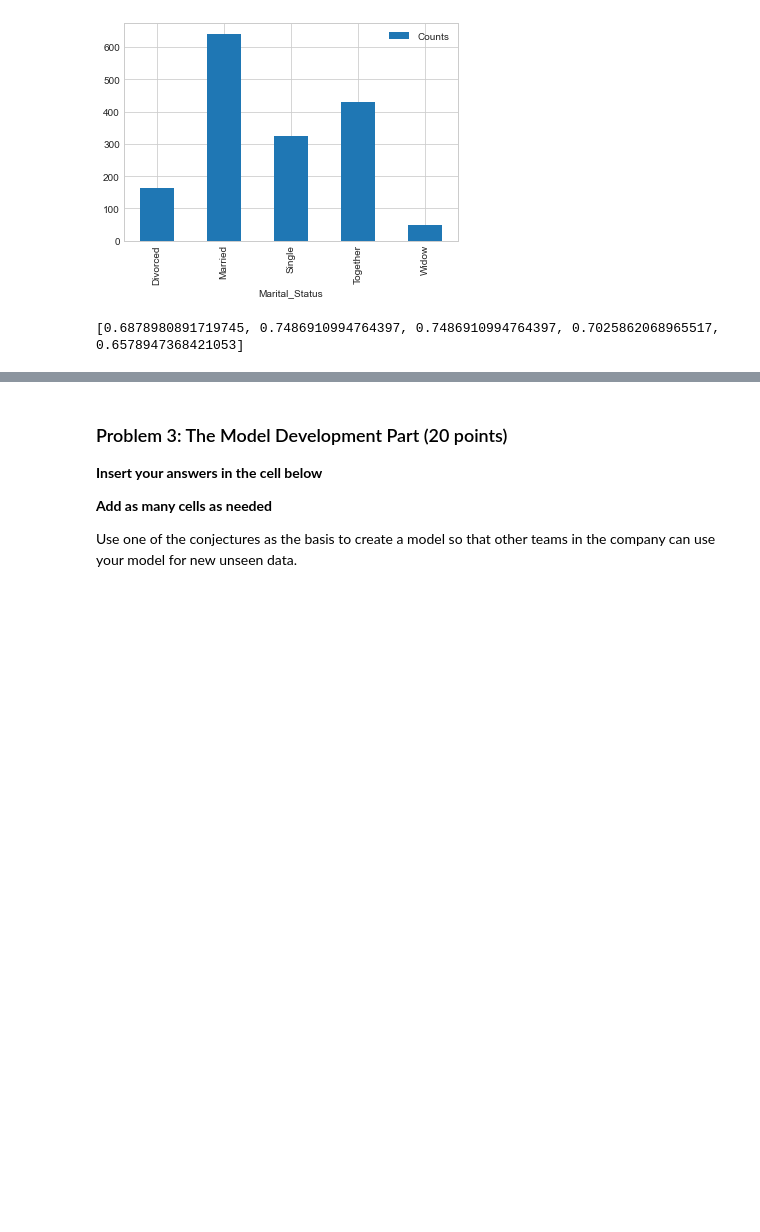
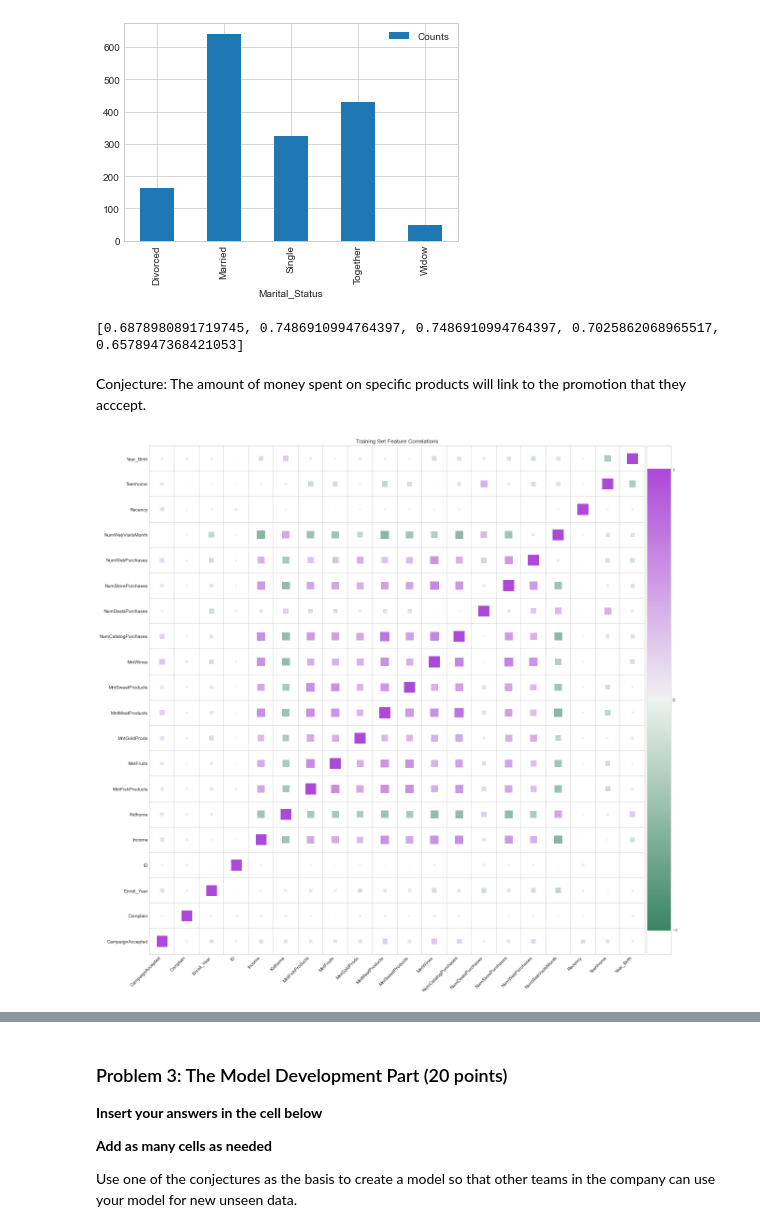
Before and after one commit to aschuliger/DS501_CaseStudy4, a Jupyter notebook: Case_Study_4.ipynb, the cells around one changed output, grey strips where cells are left out. Cells and saved outputs as stored; diff of their text form; code cells hidden in the pictures; blank space fills up the shorter version.

```diff
--- a/Case_Study_4.ipynb
+++ b/Case_Study_4.ipynb
@@ -127,8 +132,9 @@ from sklearn.metrics import accuracy_score
 marketing_data = pd.read_csv("marketing_campaign.csv", delimiter="\t")
 marketing_data = marketing_data.dropna()
 
+marketing_data = cleaner.clean(marketing_data)
+
 campaign_accepted = np.repeat(0, len(marketing_data))
-
 campaign_accepted[marketing_data["Response"] == 1] = 6
 
 for i in range(5,0,-1):
@@ -886,3 +891,9 @@ def normalize_columns(data, columns):
 
 spending_vals = ["MntWines", "MntFruits", "MntMeatProducts", "MntFishProducts", "MntSweetProducts", "MntGoldProds"]
 marketing_data = normalize_columns(marketing_data, spending_vals)
+# %% [markdown]
+Conjecture: The amount of money spent on specific products will link to the promotion that they acccept.
+# %%
+VizCorr.get_correlation_matrix(marketing_data, "Training Set Feature Correlations")
+# %% [output]
+[figure, added]
```
Also changed, not shown: parts of 32 cells of this notebook, 4 other files.
